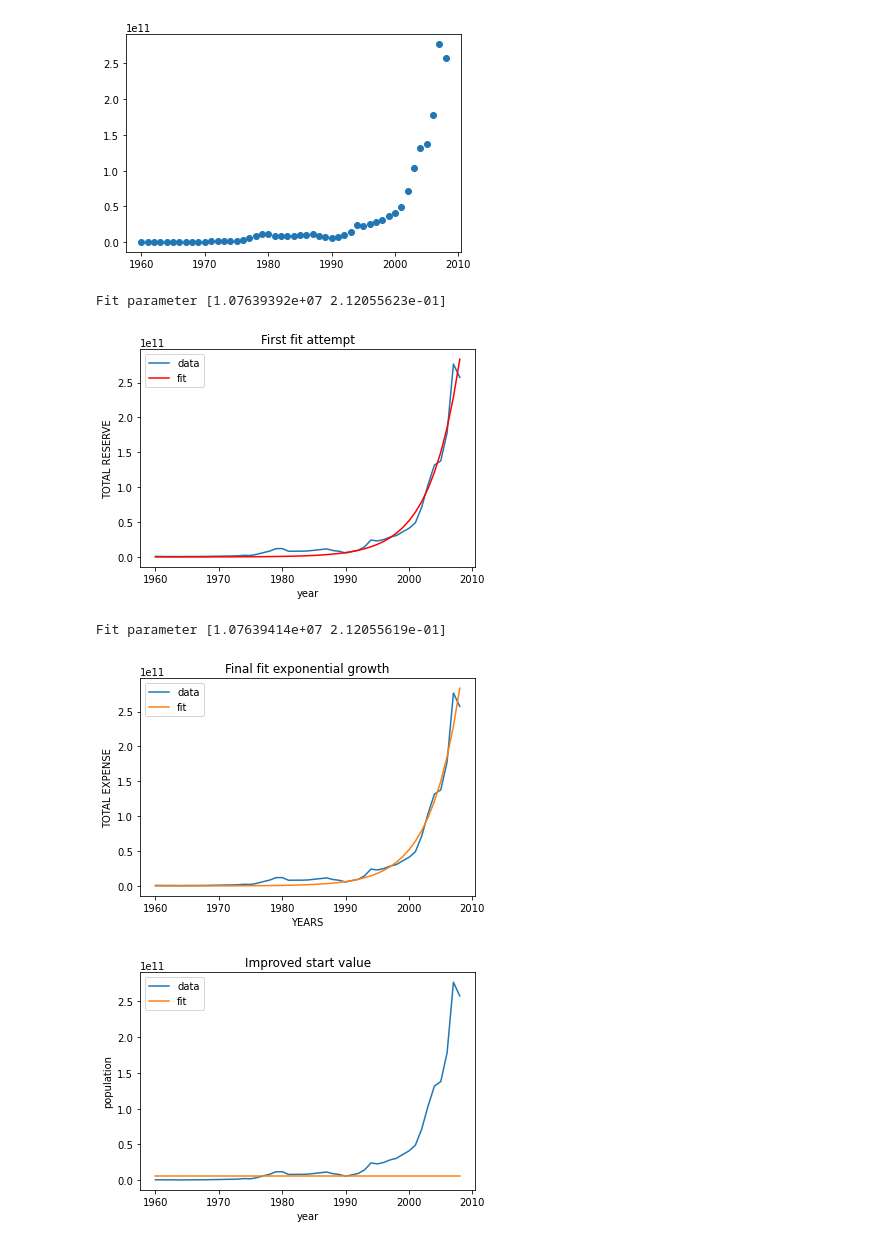
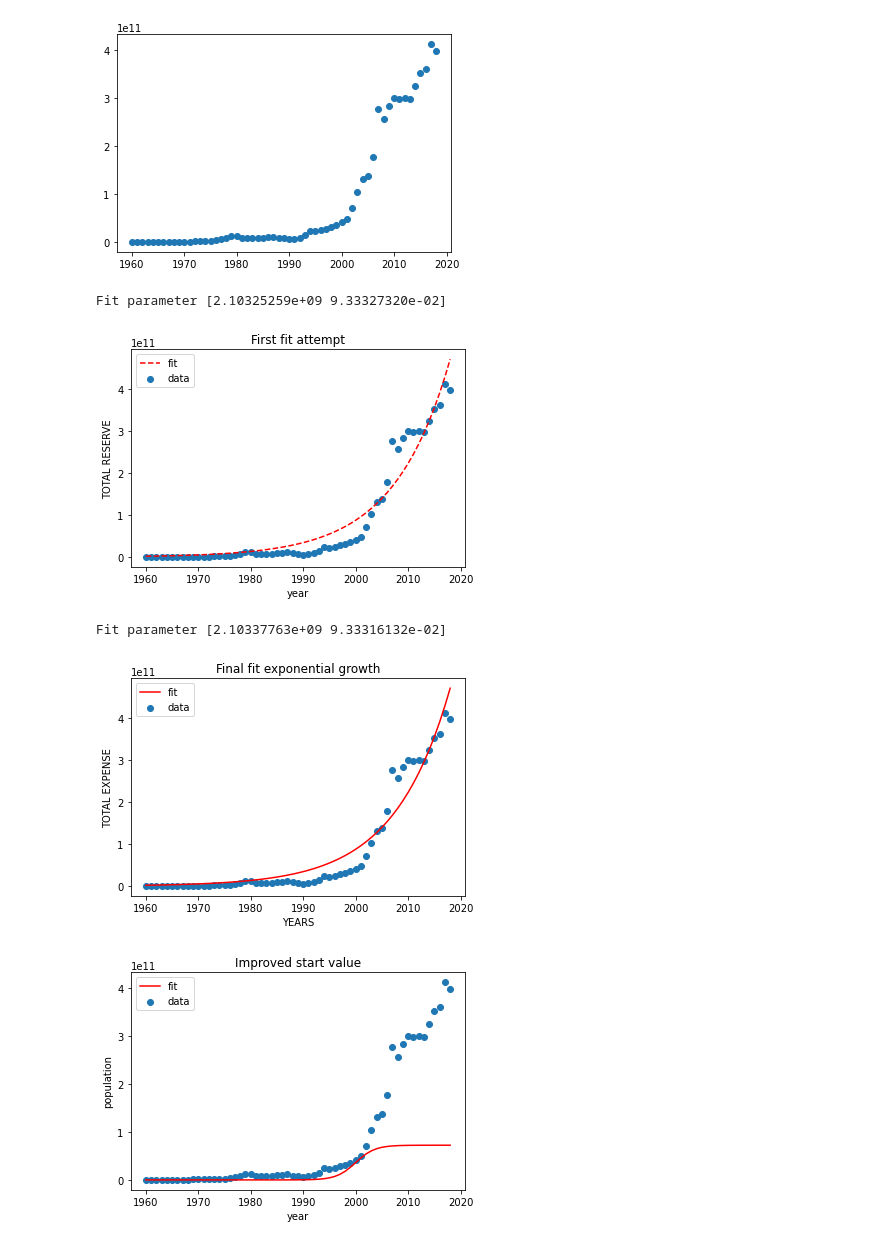
Before and after one commit to David-Ade-Creator/cluster-data, a Jupyter notebook: fitting.ipynb, the cells around one changed output. Saved outputs shown, nothing was run; the diff lists cells and outputs as text; code cells hidden in the pictures.

Commit message:
reviewed the models written for fittin data and made some essential changes

```diff
--- a/fitting.ipynb
+++ b/fitting.ipynb
@@ -18,7 +18,7 @@ def logistics(t, scale, growth, t0):
     f = scale / (1.0 + np.exp(-growth * (t - t0)))
     return f
 # %%
-raw_df  = wb.data.DataFrame(['FI.RES.TOTL.CD','NY.GDP.PCAP.CD'], ['IND'], time=range(1900, 2009))
+raw_df  = wb.data.DataFrame(['FI.RES.TOTL.CD','NY.GDP.PCAP.CD'], ['IND'], time=range(1900, 2019))
 raw_df = raw_df.transpose()
 raw_df = raw_df.reset_index()
 df = raw_df.set_axis(['YEARS','TOTAL RESERVE','GDP'],axis=1)
@@ -47,7 +47,7 @@ df['YEARS'] = [int(x[2:]) for x in df['YEARS']]
 plt.scatter(df['YEARS'],df['TOTAL RESERVE'])
 plt.show()
 # %% [output]
-[figure, old version]
+[figure, new version]
 # %%
 popt, covar = opt.curve_fit(exp_growth, df["YEARS"], df["TOTAL RESERVE"])
 # %%
@@ -56,8 +56,8 @@ print("Fit parameter", popt)
 df["POP_EXP"] = exp_growth(df["YEARS"], *popt)
 
 plt.figure()
-plt.plot(df["YEARS"], df["TOTAL RESERVE"], label="data")
-plt.plot(df["YEARS"], df["POP_EXP"], label="fit",color='r')
+plt.scatter(df["YEARS"], df["TOTAL RESERVE"],label="data")
+plt.plot(df["YEARS"], df["POP_EXP"], "--",label="fit",color='r')
 
 plt.legend()
 plt.title("First fit attempt")
@@ -66,39 +66,39 @@ plt.ylabel("TOTAL RESERVE")
 plt.show()
 print()
 # %% [output]
-Fit parameter [1.07639392e+07 2.12055623e-01]
+Fit parameter [2.10325259e+09 9.33327320e-02]
-[figure, old version]
+[figure, new version]
 # %%
 # fit exponential growth
 popt, covar = opt.curve_fit(exp_growth, df["YEARS"],
-df["TOTAL RESERVE"], p0=[6, 0.02])
+df["TOTAL RESERVE"], p0=[7.242784e+10, 0.05])
 # much better
 print("Fit parameter", popt)
 df["POP_EXP"] = exp_growth(df["YEARS"], *popt)
 plt.figure()
-plt.plot(df["YEARS"], df["TOTAL RESERVE"], label="data")
-plt.plot(df["YEARS"], df["POP_EXP"], label="fit")
+plt.scatter(df["YEARS"], df["TOTAL RESERVE"], label="data")
+plt.plot(df["YEARS"], df["POP_EXP"], label="fit",color='r')
 plt.legend()
 plt.xlabel("YEARS")
 plt.ylabel("TOTAL EXPENSE")
 plt.title("Final fit exponential growth")
 plt.show()
 print()
 # %% [output]
-Fit parameter [1.07639414e+07 2.12055619e-01]
+Fit parameter [2.10337763e+09 9.33316132e-02]
-[figure, old version]
+[figure, new version]
 # %%
-popt = [1.200979e+10, 0.00, 1980]
+popt = [7.242784e+10, 0.55, 2000]
 df["pop_log"] = logistics(df["YEARS"], *popt)
 plt.figure()
-plt.plot(df["YEARS"], df["TOTAL RESERVE"], label="data")
-plt.plot(df["YEARS"], df["pop_log"], label="fit")
+plt.scatter(df["YEARS"], df["TOTAL RESERVE"], label="data")
+plt.plot(df["YEARS"], df["pop_log"], label="fit",color='r')
 plt.legend()
 plt.xlabel("year")
 plt.ylabel("population")
 plt.title("Improved start value")
 plt.show()
 # %% [output]
-[figure, old version]
+[figure, new version]
 # %%
 popt, covar = opt.curve_fit(logistics, df["YEARS"], df["TOTAL RESERVE"],
```
Also changed, not shown: parts of 5 cells of this notebook, 1 other file.
